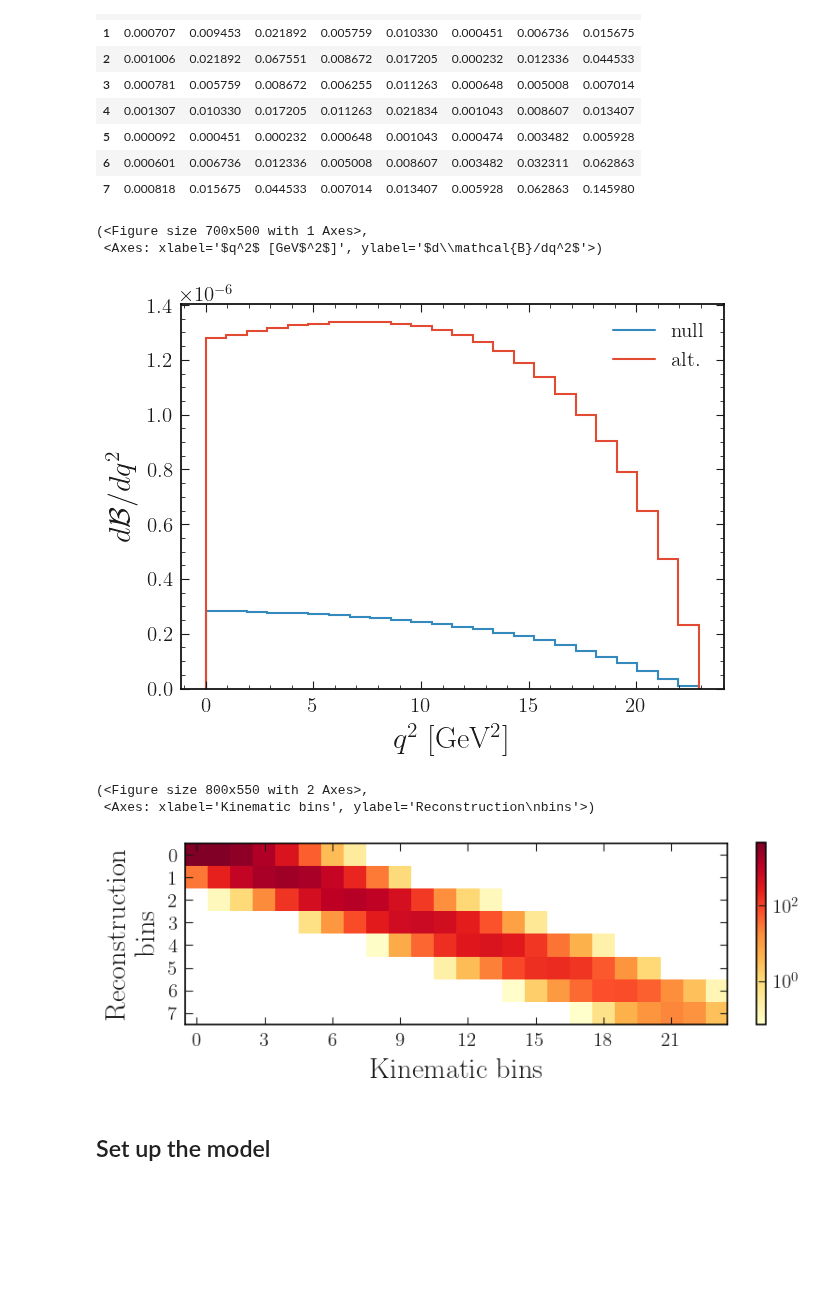
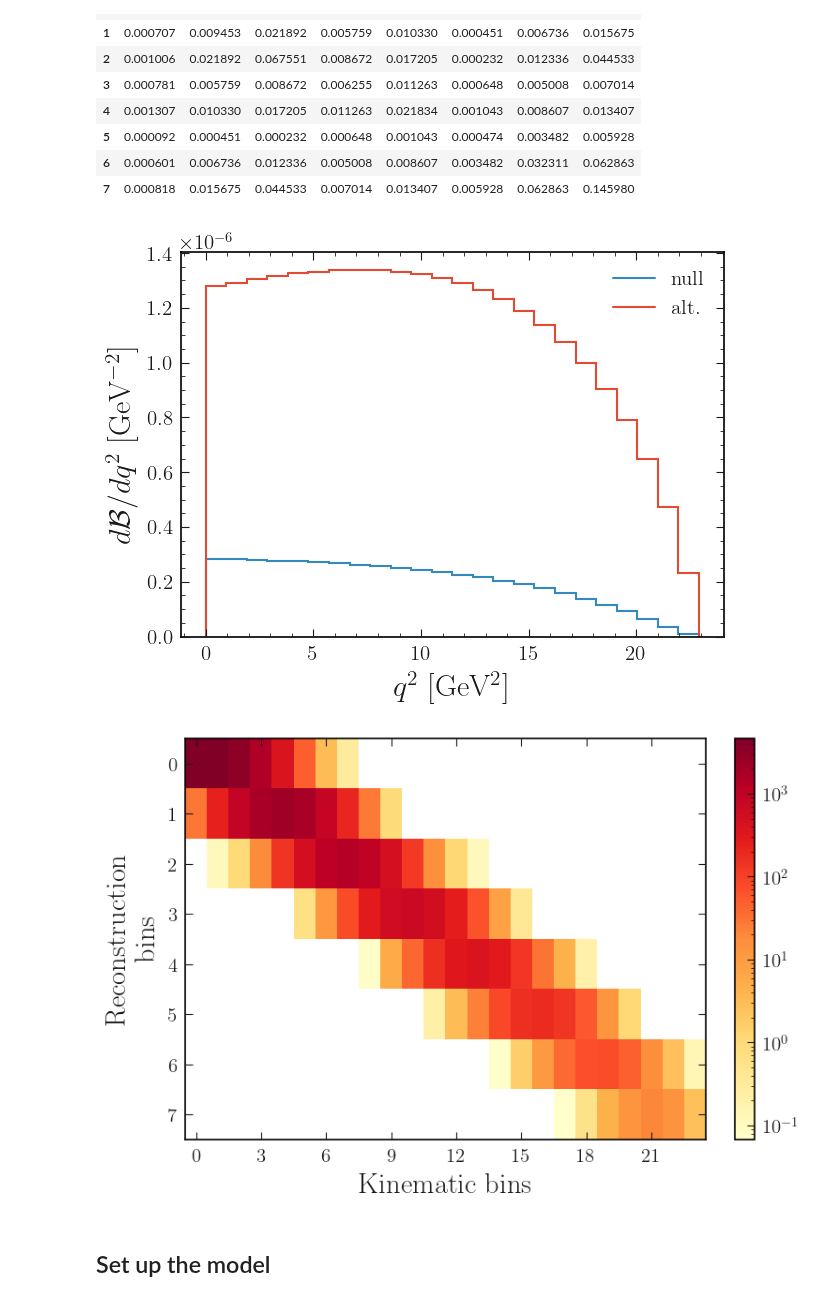
Before and after one commit to lorenzennio/redist, a Jupyter notebook: examples/knunu/knunu_model.ipynb, the cells around one changed output. Drawn from its saved outputs; the diff is of its cells as text; code cells hidden in the pictures; blank space fills up the shorter version.

Commit message:
improve plots

```diff
--- a/examples/knunu/knunu_model.ipynb
+++ b/examples/knunu/knunu_model.ipynb
@@ -207,18 +199,16 @@ cmod = modifier.Modifier(new_params, alt.distribution, null.distribution, mappin
 # %%
 pars = (cvl, cvr, csl, csr, ctl, fp0, fp1, fp2, f01, f02, fT0, fT1, fT2)
 lims = [0.0, 22.9]
-labels = [r'$q^2$ [GeV$^2$]', r'$d\mathcal{B}/dq^2$']
+labels = [r'$q^2$ [GeV$^2$]', r'$d\mathcal{B}/dq^2$ [GeV$^{-2}$]']
 plot.dists(cmod, pars, lims, labels)
+plt.savefig('../results/knunu_distributions.pdf')
 # %% [output]
-(<Figure size 700x500 with 1 Axes>,
- <Axes: xlabel='$q^2$ [GeV$^2$]', ylabel='$d\\mathcal{B}/dq^2$'>)
-[figure, old version]
+[figure, new version]
 # %%
-plot.map(cmod, cmap='YlOrRd', norm=LogNorm())
+plot.map(cmod, cmap='YlOrRd', norm=LogNorm(), aspect='auto')
+plt.savefig('../results/knunu_map.pdf')
 # %% [output]
-(<Figure size 800x550 with 2 Axes>,
- <Axes: xlabel='Kinematic bins', ylabel='Reconstruction\nbins'>)
-[figure, old version]
+[figure, new version]
 # %% [markdown]
 ## Set up the model
 # %%
```
Also changed, not shown: parts of 2 cells of this notebook, 1 other file.
